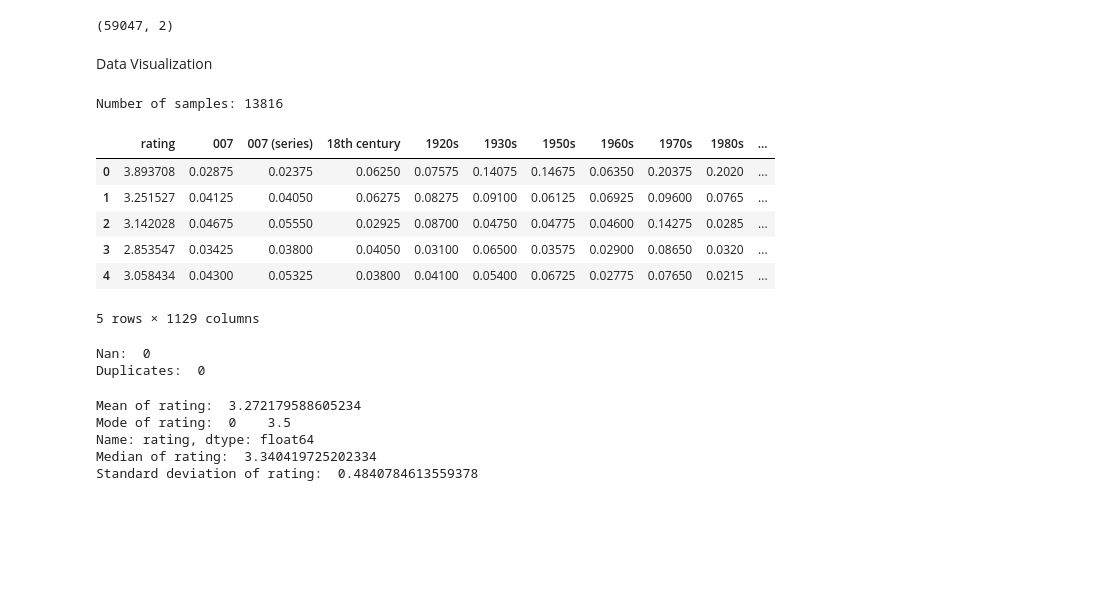
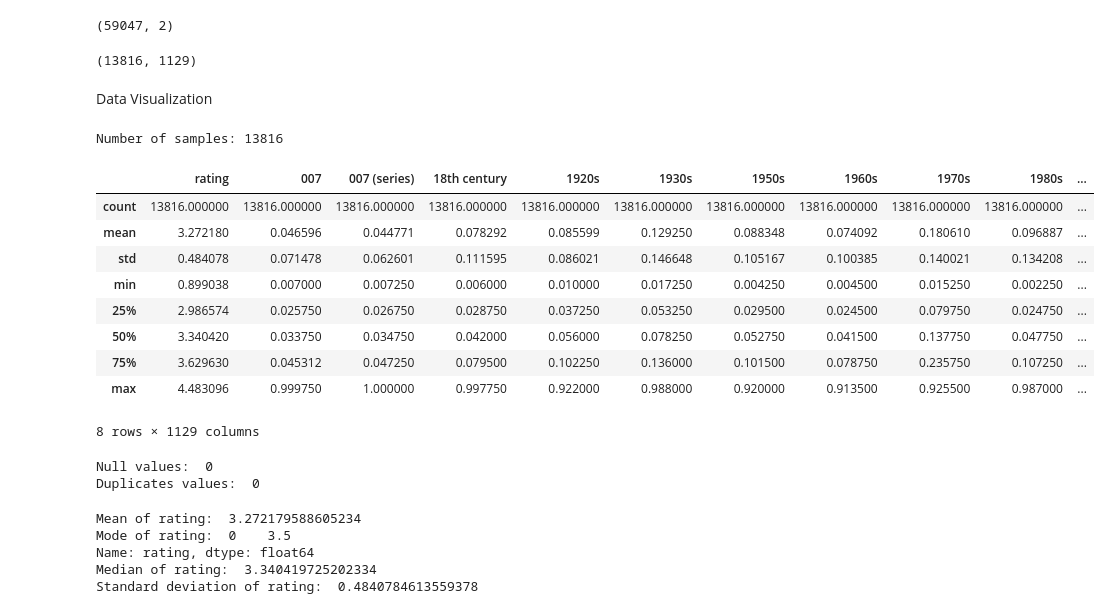
Before and after one commit to isabellamarasco/MovieLens-Predict, a Jupyter notebook: dataset.ipynb, the cells around one changed output. Cells and saved outputs as stored; diff of their text form; code cells hidden in the pictures; blank space fills up the shorter version.

```diff
--- a/dataset.ipynb
+++ b/dataset.ipynb
@@ -65,26 +93,33 @@ df = df.drop(['movieId','title'], axis=1)
 # %% [output]
 (59047, 2)
+# %%
+df.shape
+# %% [output]
+(13816, 1129)
 # %% [markdown]
 Data Visualization
 # %%
 print(f'Number of samples: {df.shape[0]}')
-df.head()
+df.describe()
 # %% [output]
 Number of samples: 13816
 |  | rating | 007 | 007 (series) | 18th century | 1920s | 1930s | 1950s | 1960s | 1970s | 1980s | ... |
-| 0 | 3.893708 | 0.02875 | 0.02375 | 0.06250 | 0.07575 | 0.14075 | 0.14675 | 0.06350 | 0.20375 | 0.2020 | ... |
-| 1 | 3.251527 | 0.04125 | 0.04050 | 0.06275 | 0.08275 | 0.09100 | 0.06125 | 0.06925 | 0.09600 | 0.0765 | ... |
-| 2 | 3.142028 | 0.04675 | 0.05550 | 0.02925 | 0.08700 | 0.04750 | 0.04775 | 0.04600 | 0.14275 | 0.0285 | ... |
-| 3 | 2.853547 | 0.03425 | 0.03800 | 0.04050 | 0.03100 | 0.06500 | 0.03575 | 0.02900 | 0.08650 | 0.0320 | ... |
-| 4 | 3.058434 | 0.04300 | 0.05325 | 0.03800 | 0.04100 | 0.05400 | 0.06725 | 0.02775 | 0.07650 | 0.0215 | ... |
+| count | 13816.000000 | 13816.000000 | 13816.000000 | 13816.000000 | 13816.000000 | 13816.000000 | 13816.000000 | 13816.000000 | 13816.000000 | 13816.000000 | ... |
+| mean | 3.272180 | 0.046596 | 0.044771 | 0.078292 | 0.085599 | 0.129250 | 0.088348 | 0.074092 | 0.180610 | 0.096887 | ... |
+| std | 0.484078 | 0.071478 | 0.062601 | 0.111595 | 0.086021 | 0.146648 | 0.105167 | 0.100385 | 0.140021 | 0.134208 | ... |
+| min | 0.899038 | 0.007000 | 0.007250 | 0.006000 | 0.010000 | 0.017250 | 0.004250 | 0.004500 | 0.015250 | 0.002250 | ... |
+| 25% | 2.986574 | 0.025750 | 0.026750 | 0.028750 | 0.037250 | 0.053250 | 0.029500 | 0.024500 | 0.079750 | 0.024750 | ... |
+| 50% | 3.340420 | 0.033750 | 0.034750 | 0.042000 | 0.056000 | 0.078250 | 0.052750 | 0.041500 | 0.137750 | 0.047750 | ... |
+| 75% | 3.629630 | 0.045312 | 0.047250 | 0.079500 | 0.102250 | 0.136000 | 0.101500 | 0.078750 | 0.235750 | 0.107250 | ... |
+| max | 4.483096 | 0.999750 | 1.000000 | 0.997750 | 0.922000 | 0.988000 | 0.920000 | 0.913500 | 0.925500 | 0.987000 | ... |
-5 rows × 1129 columns
+8 rows × 1129 columns
 # %%
 # missing values and duplicates
-print("Nan: ", df.isna().sum().sum())
-print("Duplicates: ", df.duplicated().sum())
+print("Null values: ", df.isna().sum().sum())
+print("Duplicates values: ", df.duplicated().sum())
 # %% [output]
-Nan:  0
-Duplicates:  0
+Null values:  0
+Duplicates values:  0
 # %%
 #mean, median and stardard deviation of rating
 print("Mean of rating: ", df['rating'].mean())
```
Also changed, not shown: parts of 10 cells of this notebook, 5 other files.
